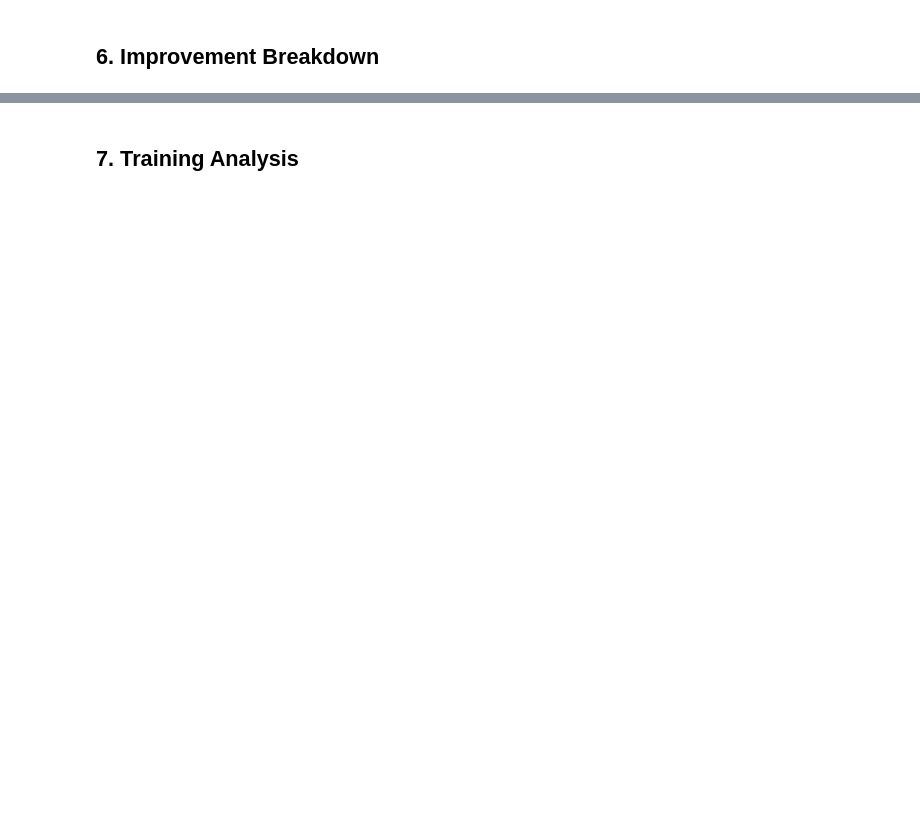
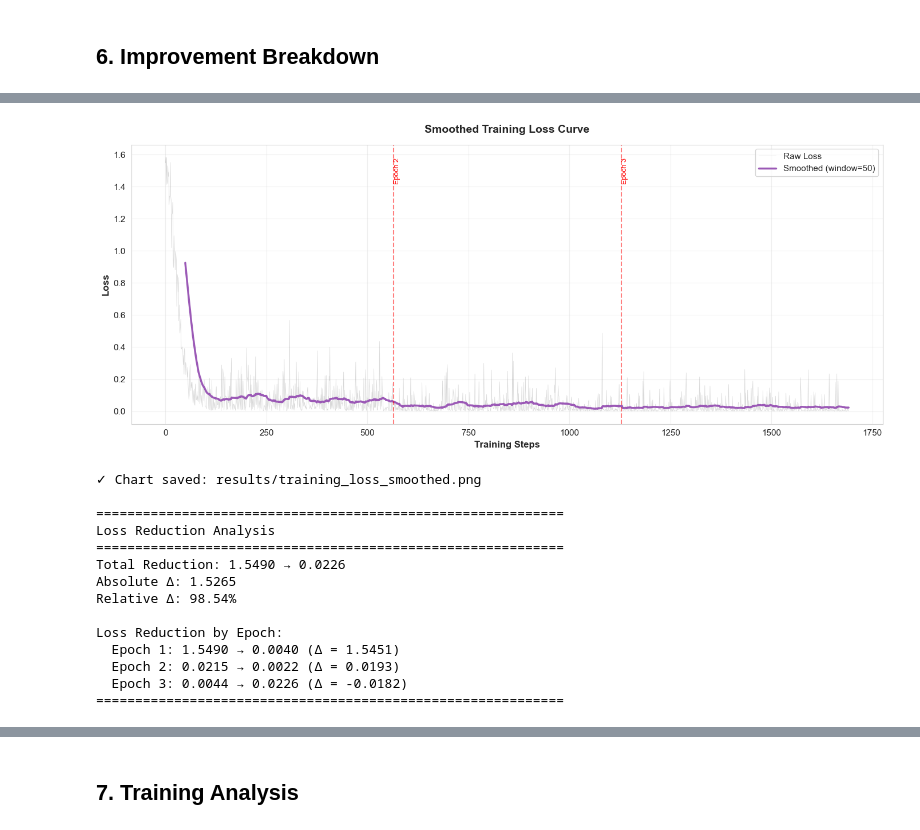
Before and after one commit to 8arry/cosqa-codesearch, a Jupyter notebook: notebooks/final_report.ipynb, the cells around one changed output, grey strips where cells are left out. Drawn from its saved outputs; the diff is of its cells as text; code cells hidden in the pictures; blank space fills up the shorter version.

Commit message:
Update comments, loss function graph

```diff
--- a/notebooks/final_report.ipynb
+++ b/notebooks/final_report.ipynb
@@ -39,10 +39,11 @@ sns.set_style('whitegrid')
 plt.rcParams['figure.figsize'] = (12, 6)
 plt.rcParams['font.size'] = 11
 
-# Project paths
-project_root = Path.cwd()
+# Project paths - notebook is in notebooks/ folder, need to go up one level
+project_root = Path.cwd().parent
 results_dir = project_root / 'results'
 models_dir = project_root / 'models'
 
 print(f"✓ Project root: {project_root}")
 print(f"✓ Results directory: {results_dir}")
+print(f"✓ Models directory: {models_dir}")
@@ -289,3 +380,68 @@ print(f"  Epoch 3: {epoch_losses[2]:.4f}")
+# %%
+# Smoothed loss curve for better trend visualization
+def moving_average(data, window_size=50):
+    """Calculate moving average"""
+    return np.convolve(data, np.ones(window_size)/window_size, mode='valid')
+
+plt.figure(figsize=(14, 6))
+
+# Original loss (semi-transparent)
+plt.plot(steps, losses, linewidth=0.5, alpha=0.3, color='gray', label='Raw Loss')
+
+# Smoothed loss
+window = 50
+smoothed_losses = moving_average(losses, window)
+smoothed_steps = steps[window-1:]
+plt.plot(smoothed_steps, smoothed_losses, linewidth=2.5, color='#9b59b6',
+         label=f'Smoothed (window={window})')
+
+plt.xlabel('Training Steps', fontsize=12, fontweight='bold')
+plt.ylabel('Loss', fontsize=12, fontweight='bold')
+plt.title('Smoothed Training Loss Curve', fontsize=14, fontweight='bold', pad=15)
+plt.legend(fontsize=11, loc='upper right')
+plt.grid(True, alpha=0.3)
+
+# Mark epoch boundaries
+for epoch_step in epoch_boundaries:
+    plt.axvline(x=epoch_step, color='red', linestyle='--', alpha=0.5, linewidth=1.5)
+    plt.text(epoch_step, plt.ylim()[1]*0.95, f'Epoch {epochs[steps.index(epoch_step)]+1}',
+             rotation=90, va='top', fontsize=9, color='red')
+
+plt.tight_layout()
+plt.savefig(results_dir / 'training_loss_smoothed.png', dpi=300, bbox_inches='tight')
+plt.show()
+
+print("✓ Chart saved: results/training_loss_smoothed.png")
+
+# Loss reduction statistics
+print("\n" + "="*60)
+print("Loss Reduction Analysis")
+print("="*60)
+print(f"Total Reduction: {losses[0]:.4f} → {losses[-1]:.4f}")
+print(f"Absolute Δ: {losses[0] - losses[-1]:.4f}")
+print(f"Relative Δ: {(losses[0] - losses[-1])/losses[0]*100:.2f}%")
+print("\nLoss Reduction by Epoch:")
+for epoch in [0, 1, 2]:
+    epoch_loss = epoch_losses[epoch]
+    reduction = epoch_loss[0] - epoch_loss[-1]
+    print(f"  Epoch {epoch+1}: {epoch_loss[0]:.4f} → {epoch_loss[-1]:.4f} (Δ = {reduction:.4f})")
+print("="*60)
+# %% [output]
+[figure, added]
+✓ Chart saved: results/training_loss_smoothed.png
+
+============================================================
+Loss Reduction Analysis
+============================================================
+Total Reduction: 1.5490 → 0.0226
+Absolute Δ: 1.5265
+Relative Δ: 98.54%
+
+Loss Reduction by Epoch:
+  Epoch 1: 1.5490 → 0.0040 (Δ = 1.5451)
+  Epoch 2: 0.0215 → 0.0022 (Δ = 0.0193)
+  Epoch 3: 0.0044 → 0.0226 (Δ = -0.0182)
+============================================================
 # %%
 # Calculate improvements for all recall@K
 improvements_data = []
```
Also changed, not shown: parts of 12 cells of this notebook, 2 other files.
